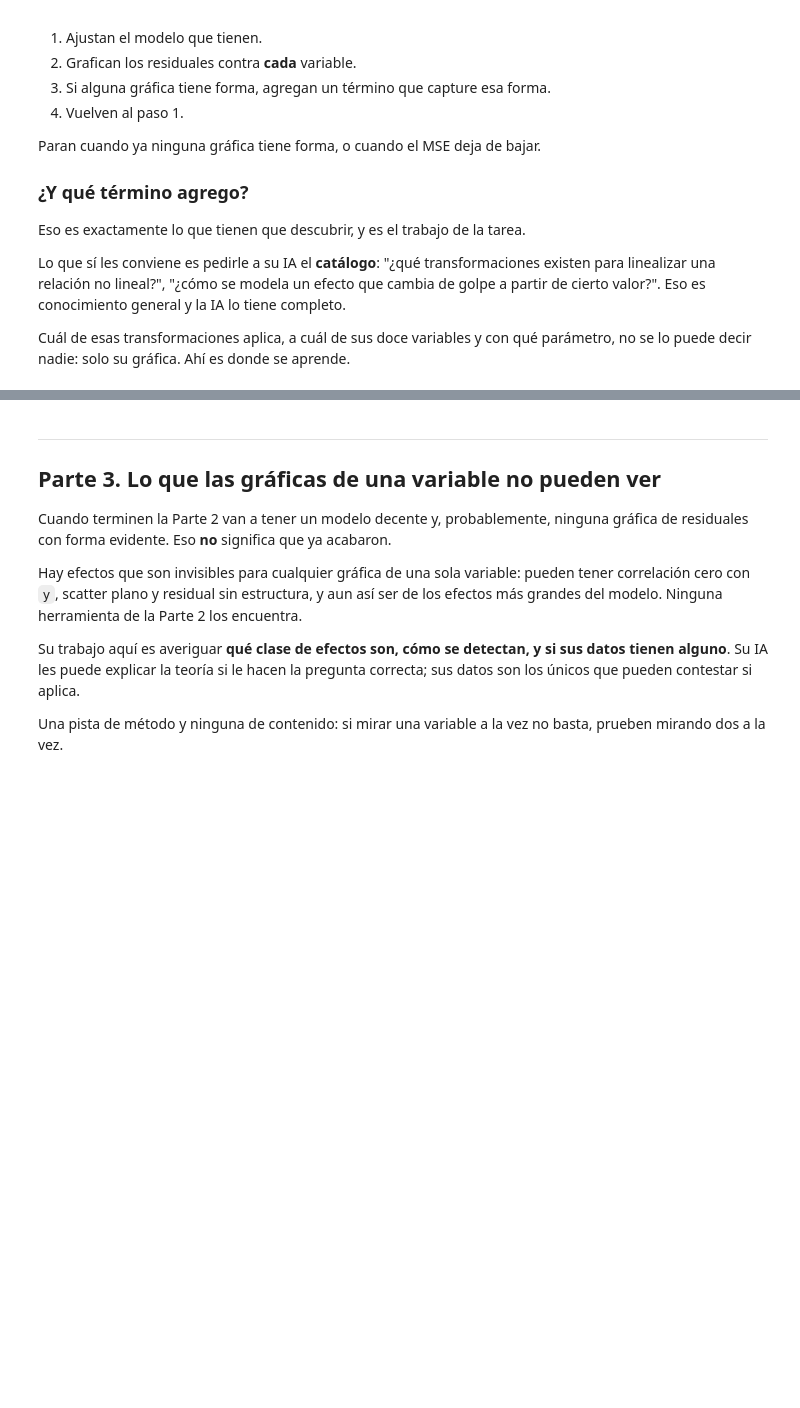
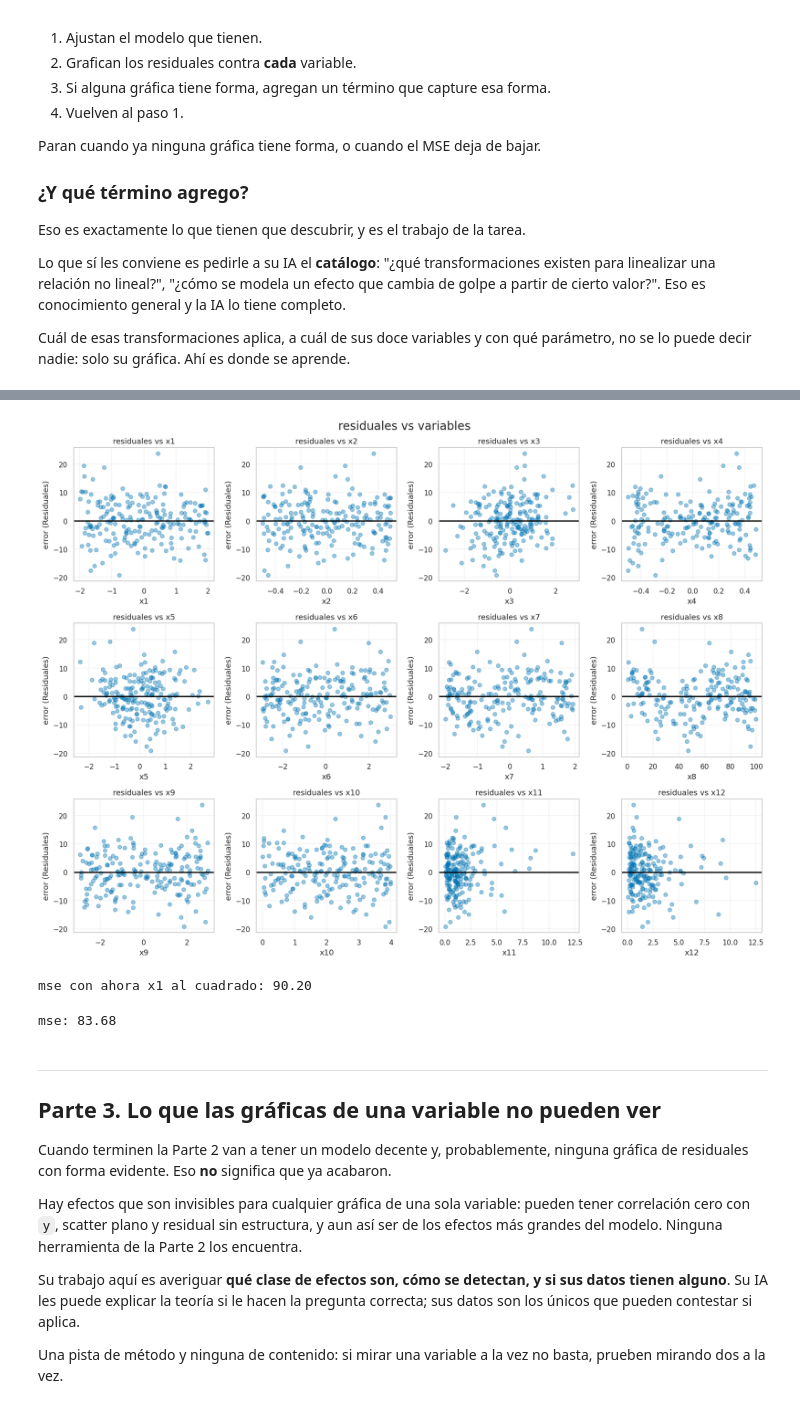
Before and after one commit to nasaul/mineria_datos, a Jupyter notebook: tareas/tarea_01_aproximacion_funcion.ipynb, the cells around one changed output, grey strips where cells are left out. Saved outputs shown, nothing was run; the diff lists cells and outputs as text; code cells hidden in the pictures; blank space fills up the shorter version.

```diff
--- a/tareas/tarea_01_aproximacion_funcion.ipynb
+++ b/tareas/tarea_01_aproximacion_funcion.ipynb
@@ -248,9 +324,25 @@ print(f"Modelo con las 12 crudas -> MSE de validación {mse:.2f}")
 # %%
 # TODO: grafiquen los residuales contra cada una de las 12 variables.
 # Una rejilla de 12 paneles, y en cada uno una línea horizontal en 0 como referencia.
 #
 # Lo que buscan es FORMA, no dispersión. Una nube gruesa sin patrón está bien;
 # una nube que sube, baja, ondula o salta es un término que les falta.
+
+fig, axes = plt.subplots(nrows=3, ncols=4, figsize=(16, 12))
+axes = axes.flatten()
+for i, var in enumerate(VARIABLES):
+    axes[i].scatter(X_val[var], residuales, alpha=0.4)
+    axes[i].axhline(0, color='black', linewidth=2)
+    axes[i].set_title(f'residuales vs {var}')
+    axes[i].set_xlabel(var)
+    axes[i].set_ylabel('error (Residuales)')
+    axes[i].grid(True, linestyle=':', alpha=0.6)
+
+plt.suptitle('residuales vs variables', fontsize=18)
+plt.tight_layout()
+plt.show()
+# %% [output]
+[figure, added]
 # %%
 # TODO: agreguen su primer término y vuelvan a medir.
 #
@@ -262,3 +354,11 @@ print(f"Modelo con las 12 crudas -> MSE de validación {mse:.2f}")
 #
 # Si el MSE bajó mucho, iban bien. Si no se movió, ese término no era. Anoten las dos
 # cosas en la bitácora: los intentos fallidos también cuentan.
+
+modelo, mse, residuales, _ = ajusta({
+    "x1_cuadrado": lambda df: df["x1"] ** 2
+})
+
+print(f"mse con ahora x1 al cuadrado: {mse:.2f}")
+# %% [output]
+mse con ahora x1 al cuadrado: 90.20
@@ -270,3 +365,18 @@ print(f"Modelo con las 12 crudas -> MSE de validación {mse:.2f}")
+# %%
+# TODO: repitan el ciclo. Agreguen términos de uno en uno, graficando los residuales
+# cada vez, hasta que ninguna gráfica tenga forma.
+#
+# Vayan guardando el MSE de cada paso: la bitácora de la Parte 5 lo pide.
+modelo, mse, residuales, _ = ajusta({
+    "x1_cuadrado": lambda df: df["x1"] ** 2,
+    "x7_cubo": lambda df: df["x7"] ** 3,
+    "x10_onda": lambda df: np.sin(2 * np.pi * df["x10"])
+
+})
+
+print(f"mse: {mse:.2f}")
+# %% [output]
+mse: 83.68
 # %% [markdown]
 ---
 ## Parte 3. Lo que las gráficas de una variable no pueden ver
```
Also changed, not shown: parts of 14 cells of this notebook, 1 other file.
